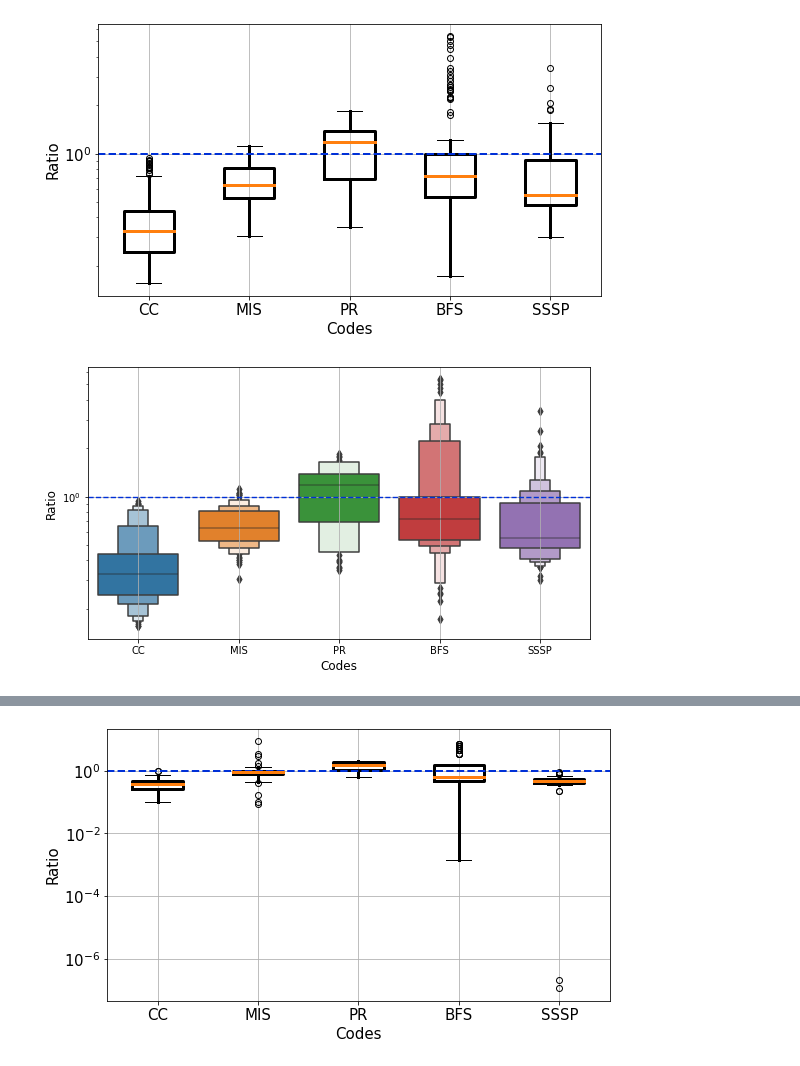
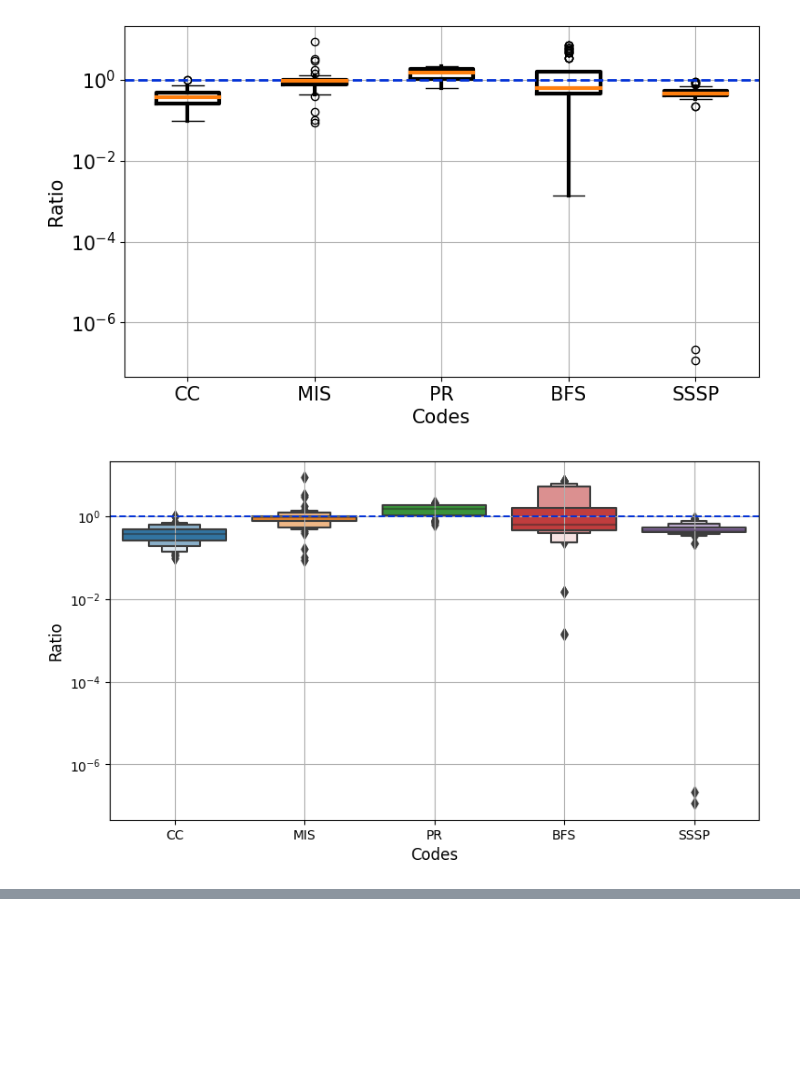
Before and after one commit to yiqianl/Parallelization-Artifact-SC23, a Jupyter notebook: analysis/analysis_omp.ipynb, the cells around one changed output, grey strips where cells are left out. Saved outputs shown, nothing was run; the diff lists cells and outputs as text; code cells hidden in the pictures; blank space fills up the shorter version.

```diff
--- a/analysis/analysis_omp.ipynb
+++ b/analysis/analysis_omp.ipynb
@@ -129,7 +129,6 @@ def generate_dict(df, col_name, tag_name):
 
 
     new_key_list.append(new_key)
-  print(new_key_list)
   return (dict(zip(new_key_list, list(tmp_dict.values()))))
   # return [new_key_list, list(tmp_dict.values())]
 
@@ -150,12 +149,9 @@ def compute_ratio(dict1, dict2, tmp_col_name):
         val2 = (dict2[key])[0]
         if val2 == 0.000000:
           val2 = 0.0000004
-          print('Warning1! Find 0 throuphgts', key, tmp_col_name)
         ratio_dict[key] = val1 / val2
-        if ratio_dict[key] > 100:
-          print('!!! Very large ratio1', key, val1, val2, ratio_dict[key])
-      else:
-        print('ERROR1! Not find key %s %s', key, tmp_col_name)
+
+
   else:
     for key in dict2.keys():
       if key in dict1.keys():
@@ -163,12 +159,8 @@ def compute_ratio(dict1, dict2, tmp_col_name):
         val2 = (dict2[key])[0]
         if val2 == 0.000000:
           val2 = 0.0000004
-          print('Warning2! Find 0 throuphgts', key, tmp_col_name)
         ratio_dict[key] = val1 / val2
-        if ratio_dict[key] > 100:
-          print('!!! Very large ratio2', key, val1, val2, ratio_dict[key])
-      else:
-        print('ERROR2! Not find key %s %s', key, tmp_col_name)
+
   df = pd.DataFrame()
   df['filename'] = ratio_dict.keys()
   df[tmp_col_name] = ratio_dict.values()
@@ -316,11 +309,11 @@ def plot_ratio(algos, inputs, tags, csv_files, y_scale, device):
 ## declare inputs and data links
 inputs = ['_2d2e', '_co', '_ny',  '_rmat', '_soc']
 # %%
-bfs_omp = ['../bfs_omp.csv']
-cc_omp = ['../cc_omp.csv']
-mis_omp = ['../mis_omp.csv']
-pr_omp = ['../pr_omp.csv']
-sssp_omp = ['../sssp_omp.csv']
-tc_omp = ['../tc_omp.csv']
+bfs_omp = ['bfs_omp.csv']
+cc_omp = ['cc_omp.csv']
+mis_omp = ['mis_omp.csv']
+pr_omp = ['pr_omp.csv']
+sssp_omp = ['sssp_omp.csv']
+tc_omp = ['tc_omp.csv']
 # %%
 # plot_ratio(['cc', 'tc', 'mis', 'bfs', 'sssp'], ['_all'], ['_V', '_E'], [cc_cpu, tc_cpu, mis_cpu, bfs_cpu, sssp_cpu], 'log', 'CPU')
@@ -475,5 +348,5 @@ all_CPU
 # %%
-plot_ratio(['cc', 'mis', 'pr', 'bfs', 'sssp'], ['_all'], ['_Determ', '_NonDeterm'], [cc_cpp, mis_cpp, pr_cpp, bfs_cpp, sssp_cpp], 'log', 'CPU')
-# plot_ratio(['cc', 'mis', 'pr', 'bfs', 'sssp'], ['_all'], ['_Determ', '_NonDeterm'], [cc_omp, mis_omp, pr_omp, bfs_omp, sssp_omp], 'log', 'CPU')
+# plot_ratio(['cc', 'mis', 'pr', 'bfs', 'sssp'], ['_all'], ['_Determ', '_NonDeterm'], [cc_cpp, mis_cpp, pr_cpp, bfs_cpp, sssp_cpp], 'log', 'CPU')
+plot_ratio(['cc', 'mis', 'pr', 'bfs', 'sssp'], ['_all'], ['_Determ', '_NonDeterm'], [cc_omp, mis_omp, pr_omp, bfs_omp, sssp_omp], 'log', 'CPU')
 # %% [output]
 all_CPU
@@ -496,2 +353,2 @@ ERROR2! Not find key %s %s _32_2d_pr_Pull_FloatTypeAdd_Block_NonDetermin
-[figure, old version]
+[figure, new version]
-[figure, old version]
+[figure, new version]
@@ -517 +354,0 @@ ERROR1! Not find key %s %s omp_32_soc_CC_OMP_V_Topo_Push_IntType_ReadModifyWrite
-[figure, removed]
```
Also changed, not shown: parts of 13 cells of this notebook, 2 other files.
